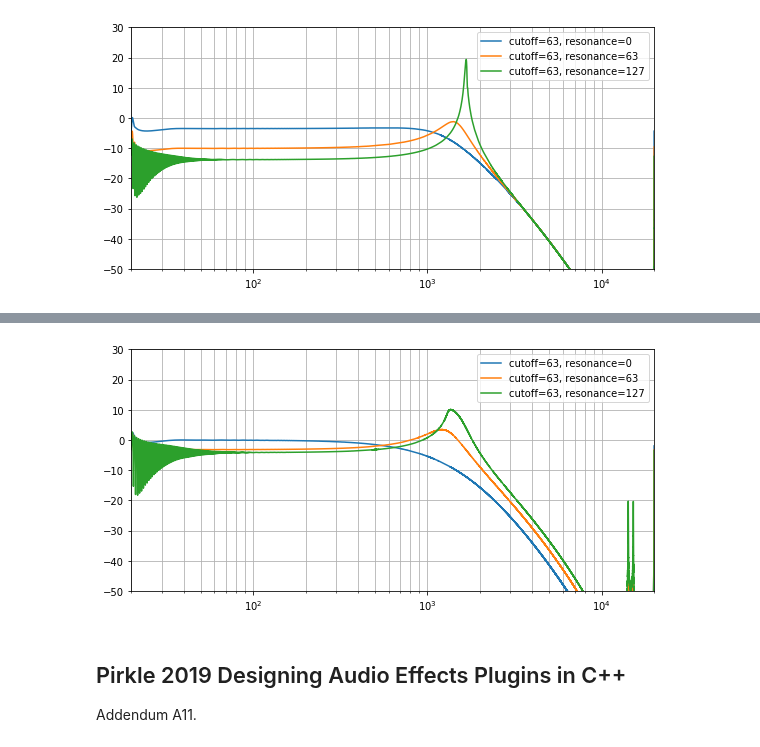
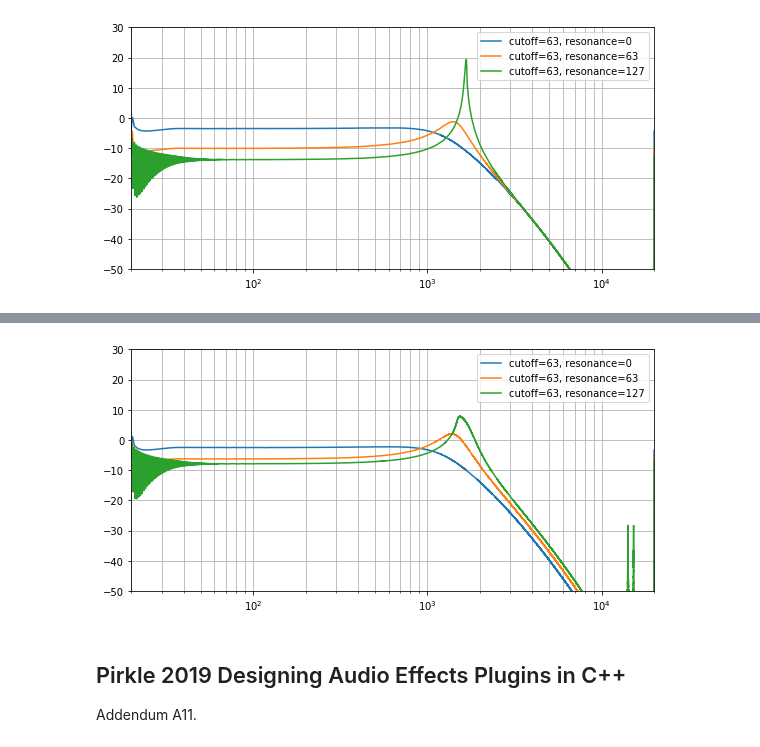
Before and after one commit to soerenbnoergaard/sbnsampler, a Jupyter notebook: workbooks/vcf_002.ipynb, the cells around one changed output, grey strips where cells are left out. Saved outputs shown, nothing was run; the diff lists cells and outputs as text; code cells hidden in the pictures.

Commit message:
Using the Stilson-Smith compromise version in Valimakis filter

```diff
--- a/workbooks/vcf_002.ipynb
+++ b/workbooks/vcf_002.ipynb
@@ -188,19 +188,16 @@ class StilsonSmithCompromise(Simulator):
         k = self.map_resonance(resonance)
 
         x1 = [0, 0, 0, 0] # Delayed onepole input
-        w1 = [0, 0, 0, 0] # Delayed onepole output
-        y1 = 0 # Delayed output
+        y1 = [0, 0, 0, 0] # Delayed onepole output
         for n in range(1, len(y)):
             x_ = x[n]
-            y_ = x_ - y1*k
+            y_ = x_ - y1[3]*k
 
-            y_, x1[0], w1[0] = self.onepole(y_, g, x1[0], w1[0])
-            y_, x1[1], w1[1] = self.onepole(y_, g, x1[1], w1[1])
-            y_, x1[2], w1[2] = self.onepole(y_, g, x1[2], w1[2])
-            y_, x1[3], w1[3] = self.onepole(y_, g, x1[3], w1[3])
-
+            y_, x1[0], y1[0] = self.onepole(y_, g, x1[0], y1[0])
+            y_, x1[1], y1[1] = self.onepole(y_, g, x1[1], y1[1])
+            y_, x1[2], y1[2] = self.onepole(y_, g, x1[2], y1[2])
+            y_, x1[3], y1[3] = self.onepole(y_, g, x1[3], y1[3])
             y[n] = y_
-            y1 = y_
 
         return y
 
@@ -224,86 +225,47 @@ s.show()
 - Page 27.
 - Subfilters designed from Zavalishin 2015 The Art of VA Filter Design
 # %%
-class Valimaki001(Simulator):
-    def map_resonance(self, value):
-        assert(0 <= value <= 127)
-        b = 0
-        a = (0.8-b) / 127
-        return a*value + b
-
-    def map_cutoff(self, value):
-        assert(0 <= value <= 127)
-        b = 0.01
-        a = (0.9-b) / (127*127*127)
-        return a*value*value*value + b
-
+class ValimakiImprovedMoogFilter(StilsonSmithCompromise):
     def saturate(self, x):
         headroom = 10
         A = headroom * self.amplitude
         return A * tanh(x/(A))
 
     def vcf(self, x, cutoff, resonance):
         y = zeros(len(x))
+        g = self.map_cutoff(cutoff)
+        k = self.map_resonance(resonance)
+        G_comp = 0.25
 
-        # TODO: Add mapping from MIDI input to cutoff an resonance
-        g = self.map_cutoff(cutoff)
-        G_res = self.map_resonance(resonance)
+        x1 = [0, 0, 0, 0] # Delayed onepole input
+        y1 = [0, 0, 0, 0] # Delayed onepole output
+        for n in range(1, len(y)):
+            y_ = x[n]
+            y_ = y_ - k * (y1[3] - G_comp*y_)
 
-        G = g/(1+g)
-        G_comp = 0.5
+            y_ = self.saturate(y_)
 
-        w1 = [0, 0, 0, 0] # Delayed sum of y[n] and x[n]*G
-        y1 = 0 # Delayed output
-        for n in range(1, len(y)):
-            # Feedback
-            x_ = x[n]
-            y_ = x_ - (4*G_res * (y1 - x_*G_comp))
+            y_, x1[0], y1[0] = self.onepole(y_, g, x1[0], y1[0])
+            y_, x1[1], y1[1] = self.onepole(y_, g, x1[1], y1[1])
+            y_, x1[2], y1[2] = self.onepole(y_, g, x1[2], y1[2])
+            y_, x1[3], y1[3] = self.onepole(y_, g, x1[3], y1[3])
+            y[n] = y_
 
-            # Saturate before first filter
-            x_ = y_
-            y_ = self.saturate(x_)
-
-            # 1
-            x_ = y_
-            v  = (x_-w1[0]) * G
-            y_ = v + w1[0]
-            w1[0] = y_ + v
-
-            # 2
-            x_ = y_
-            v  = (x_-w1[1]) * G
-            y_ = v + w1[1]
-            w1[1] = y_ + v
-
-            # 3
-            x_ = y_
-            v  = (x_-w1[2]) * G
-            y_ = v + w1[2]
-            w1[2] = y_ + v
-
-            # 3
-            x_ = y_
-            v  = (x_-w1[3]) * G
-            y_ = v + w1[3]
-            w1[3] = y_ + v
-
-            y[n] = y_
-            y1 = y_
         return y
 
 # Sweep cutoff
-#s = Valimaki(yrange=[-50, 30])
-#for cutoff in [0, 31, 63, 95, 127]:
-#    s.simulate_chirp(cutoff, 63)
-#s.show()
+s = ValimakiImprovedMoogFilter(yrange=[-50, 30])
+for cutoff in [0, 31, 63, 95, 127]:
+    s.simulate_chirp(cutoff, 63)
+s.show()
 
 # Sweep resonance
-s = Valimaki001(yrange=[-50, 30])
+s = ValimakiImprovedMoogFilter(yrange=[-50, 30])
 for res in [0, 63, 127]:
     s.simulate_chirp(63, res)
 s.show()
 # %% [output]
-[figure, old version]
+[figure, new version]
 # %% [markdown]
 ## Pirkle 2019 Designing Audio Effects Plugins in C++
 
```
Also changed, not shown: parts of 1 cell of this notebook.
